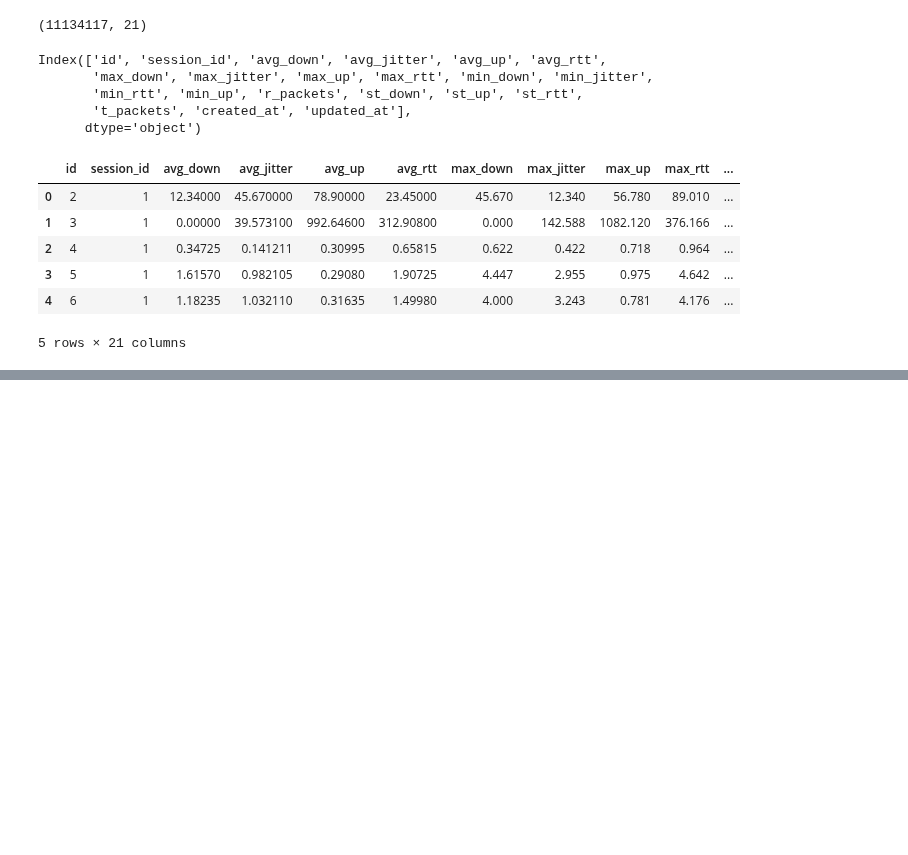
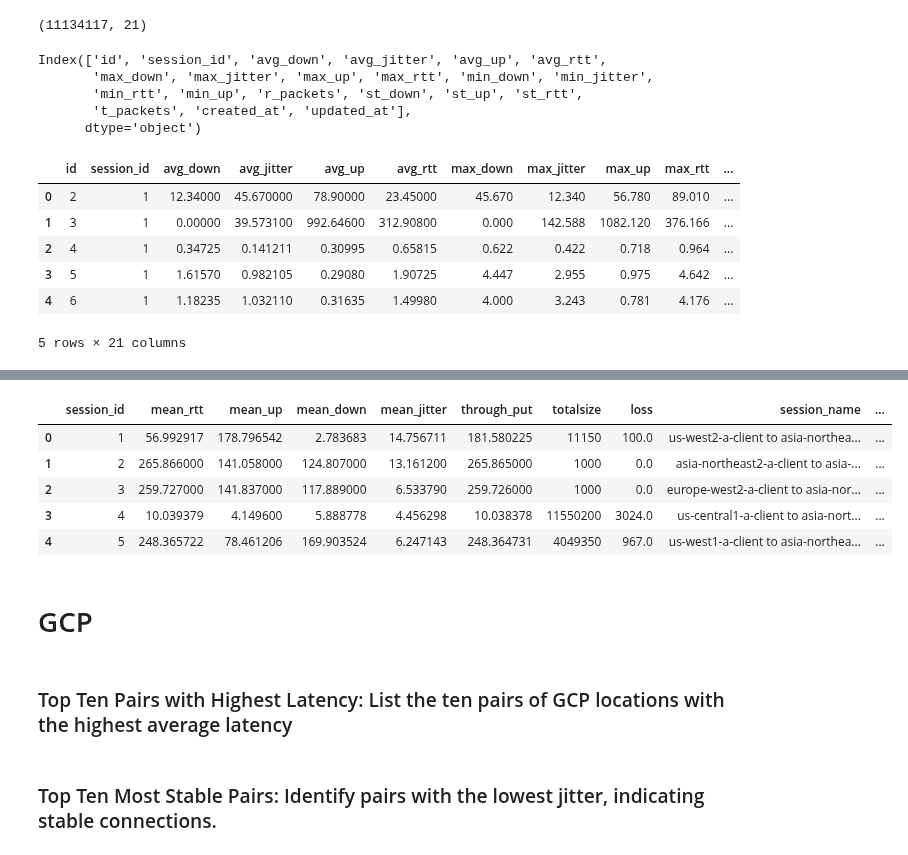
Before and after one commit to ghalibbajwa/cloud-data, a Jupyter notebook: eda.ipynb, the cells around one changed output, grey strips where cells are left out. Drawn from its saved outputs; the diff is of its cells as text; code cells hidden in the pictures; blank space fills up the shorter version.

```diff
--- a/eda.ipynb
+++ b/eda.ipynb
@@ -103,0 +134,15 @@ analytics.describe()
+# %%
+intragcpmean = meansdf[~meansdf['session_name'].str.contains('azure')]
+# %%
+intragcpmean.head()
+# %% [output]
+|  | session_id | mean_rtt | mean_up | mean_down | mean_jitter | through_put | totalsize | loss | session_name | ... |
+| 0 | 1 | 56.992917 | 178.796542 | 2.783683 | 14.756711 | 181.580225 | 11150 | 100.0 | us-west2-a-client to asia-northea... | ... |
+| 1 | 2 | 265.866000 | 141.058000 | 124.807000 | 13.161200 | 265.865000 | 1000 | 0.0 | asia-northeast2-a-client to asia-... | ... |
+| 2 | 3 | 259.727000 | 141.837000 | 117.889000 | 6.533790 | 259.726000 | 1000 | 0.0 | europe-west2-a-client to asia-nor... | ... |
+| 3 | 4 | 10.039379 | 4.149600 | 5.888778 | 4.456298 | 10.038378 | 11550200 | 3024.0 | us-central1-a-client to asia-nort... | ... |
+| 4 | 5 | 248.365722 | 78.461206 | 169.903524 | 6.247143 | 248.364731 | 4049350 | 967.0 | us-west1-a-client to asia-northea... | ... |
+# %% [markdown]
+<h1>GCP</h1>
+# %% [markdown]
+<h3>Top Ten Pairs with Highest Latency: List the ten pairs of GCP locations with the highest average latency</h3>
@@ -103,0 +152,2 @@ analytics.describe()
+# %% [markdown]
+<h3>Top Ten Most Stable Pairs: Identify pairs with the lowest jitter, indicating stable connections.</h3>
```
Also changed, not shown: parts of 38 cells of this notebook.
